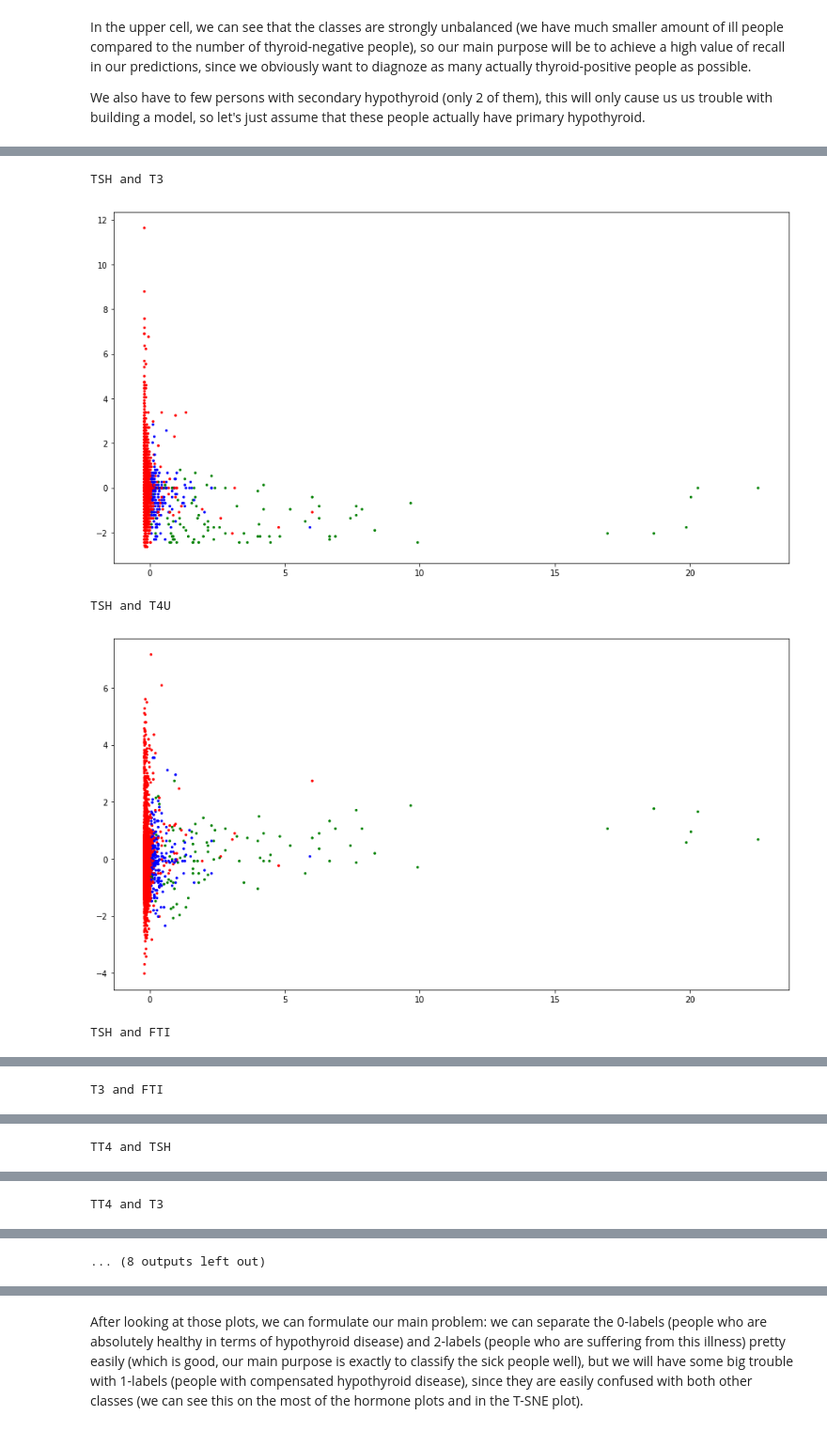
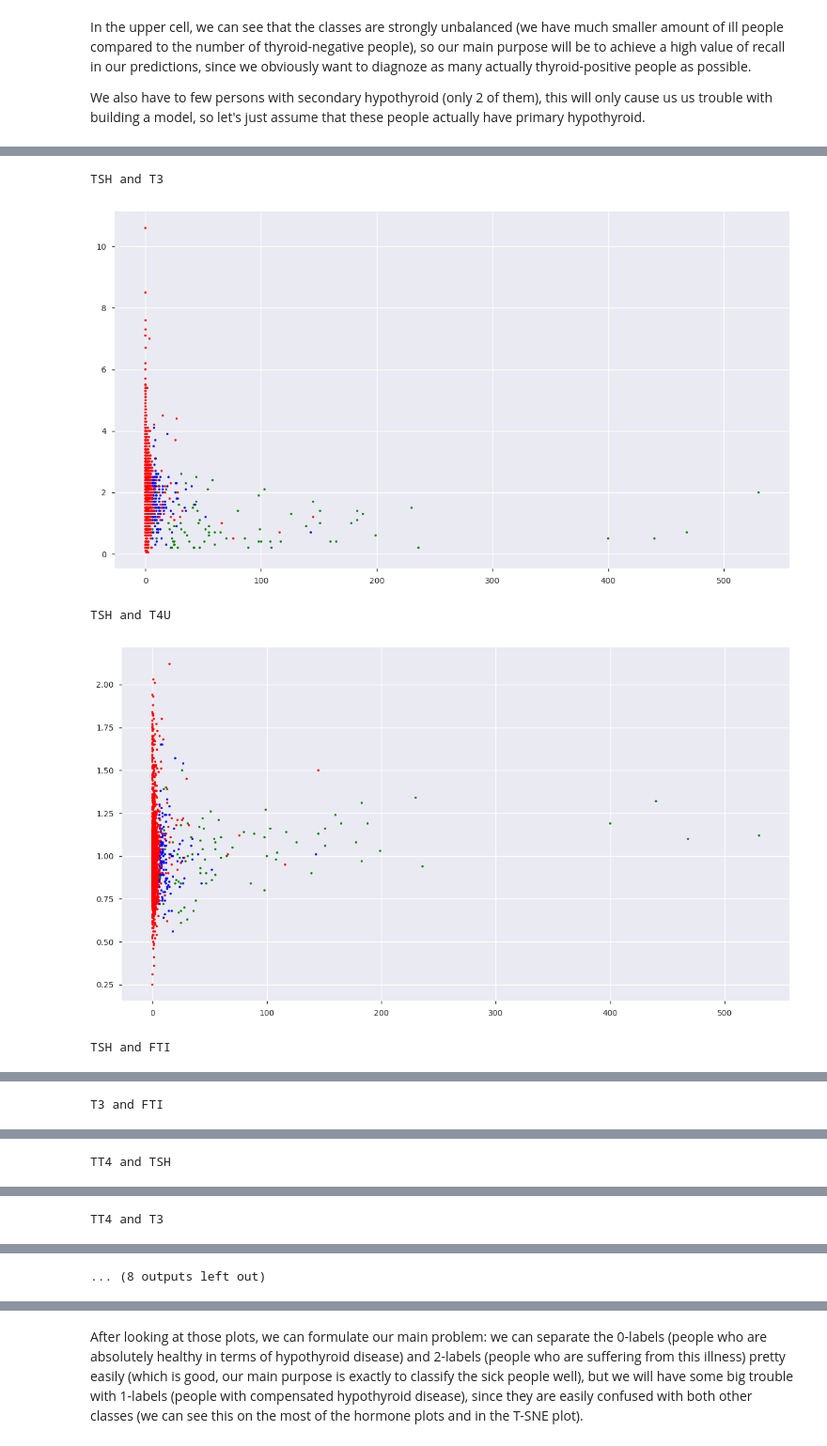
Before and after one commit to Goopard/DS-Homeworks, a Jupyter notebook: HW3.ipynb, the cells around one changed output, grey strips where cells are left out. Shown at 94% size. Saved outputs shown, nothing was run; the diff lists cells and outputs as text; code cells hidden in the pictures.

```diff
--- a/HW3.ipynb
+++ b/HW3.ipynb
@@ -147,8 +105,0 @@ data[['TSH', 'T3', 'TT4', 'FTI', 'T4U']].describe()
-# %%
-data['TSH'] = data['TSH'].fillna(data['TSH'].median())
-data['T3'] = data['T3'].fillna(data['T3'].median())
-data['TT4'] = data['TT4'].fillna(data['TT4'].median())
-data['FTI'] = data['FTI'].fillna(data['FTI'].median())
-data['T4U'] = data['T4U'].fillna(data['T4U'].median())
-
-data.index = pd.RangeIndex(data.shape[0])  # Fixing the index
@@ -181,14 +123,0 @@ Encoding:
-# %%
-target_encoding = {
-    'negative': 0,
-    'compensated_hypothyroid': 1,
-    'primary_hypothyroid': 2
-}
-data['Class'] = data['Class'].replace(target_encoding)
-
-source_encoding = {value: number for number, value in enumerate(set(data['referral_source']))}  # Can't set any order here, those values are defintely uncomparable
-print(source_encoding)
-data['referral_source'] = data['referral_source'].replace(source_encoding)
-
-sex_encoding = {'F': 1, 'M': 0}
-data['sex'] = data['sex'].replace(sex_encoding)
@@ -212,2 +123,0 @@ Class
-# %%
-data[['TSH', 'T3', 'TT4', 'T4U', 'FTI', 'age']] = StandardScaler().fit_transform(data[['TSH', 'T3', 'TT4', 'T4U', 'FTI', 'age']])
@@ -226,9 +126,2 @@ data.head()
 # %%
 from MulticoreTSNE import MulticoreTSNE as TSNE
-# %%
-def color_plot(x, y, labels):
-    color_map = {0: 'red', 1: 'blue', 2: 'green'}
-    plt.figure(figsize=(15, 8))
-    colors = labels.map(color_map)
-    plt.scatter(x, y, c=colors, s=5)
-    plt.show()
@@ -235,12 +182,12 @@ def color_plot(x, y, labels):
 # %%
 for col1 in ['TSH', 'T3', 'TT4', 'T4U', 'FTI']:
     for col2 in ['TSH', 'T3', 'TT4', 'T4U', 'FTI']:
         if col1 > col2:
             print('{} and {}'.format(col1, col2))
-            color_plot(data[col1], data[col2], data['Class'])
+            color_plot(data.dropna()[col1], data.dropna()[col2], data.dropna()['Class'])
 # %% [output]
 TSH and T3
-[figure, old version]
+[figure, new version]
 TSH and T4U
-[figure, old version]
+[figure, new version]
 TSH and FTI
```
Also changed, not shown: parts of 74 cells of this notebook.
